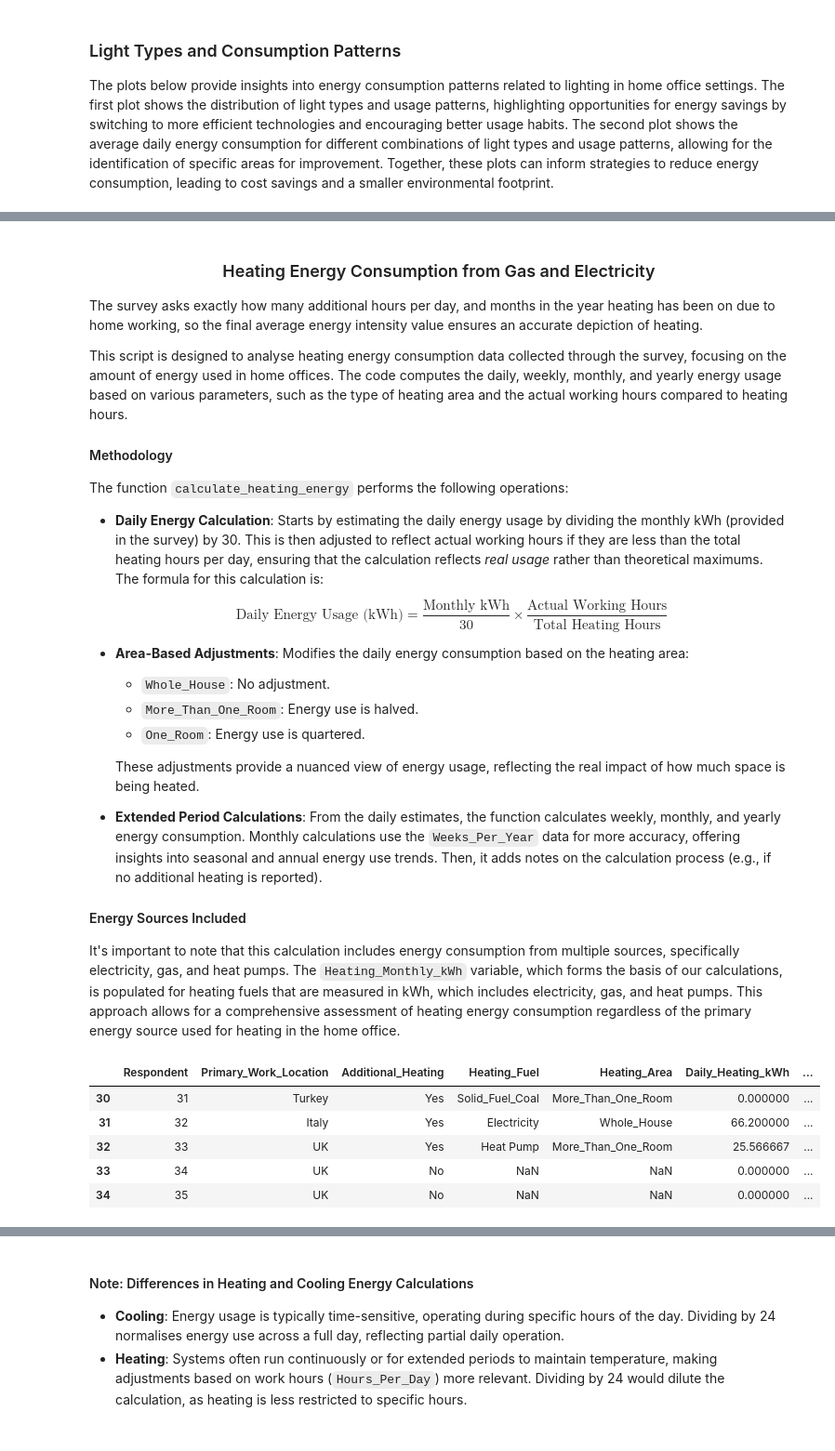
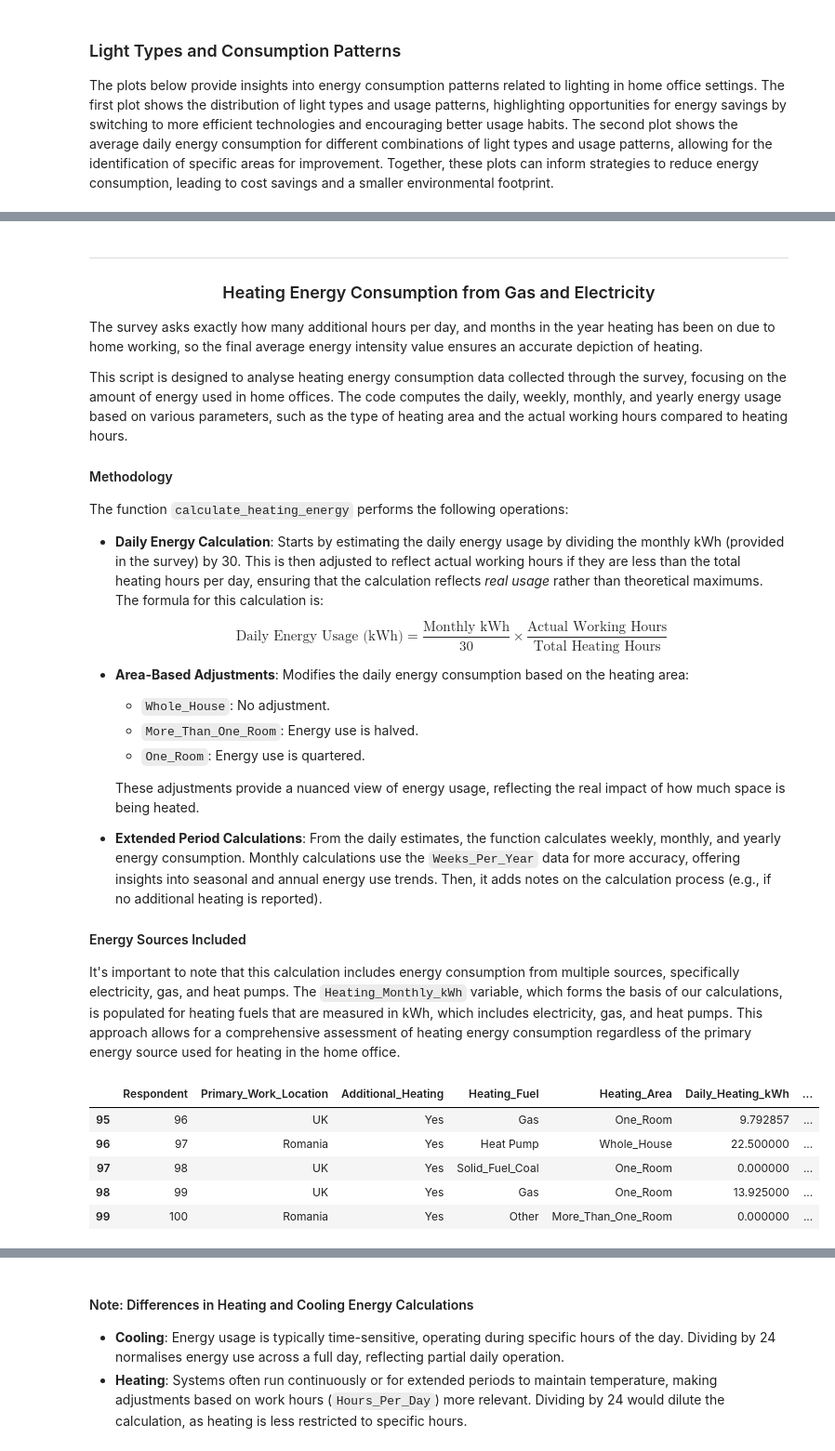
Before and after one commit to jduquegonzalez/Homeworking-Emissions-Methodology, a Jupyter notebook: Homeworking_Emissions_Methodology.ipynb, the cells around one changed output, grey strips where cells are left out. Shown at 93% size. Saved outputs shown, nothing was run; the diff lists cells and outputs as text; code cells hidden in the pictures.

```diff
--- a/Homeworking_Emissions_Methodology.ipynb
+++ b/Homeworking_Emissions_Methodology.ipynb
@@ -418,11 +443,11 @@ light_data = survey_df.groupby(['Light_Type', 'Lights_On']).size().unstack(fill_
 light_data_pct = light_data.div(light_data.sum(axis=1), axis=0) * 100
 
 # Define energy consumption values and usage factors for heatmap
-light_energy = {'LEDs': 10, 'Halogen': 50, 'Tungsten': 60}
+light_energy = {'LEDs': 86, 'Halogen': 370, 'Tungsten': 516}
 usage_factor = {'Always': 1.0, 'Sometimes': 0.5, 'Never': 0.0}
 
 # Calculate energy consumption
-survey_df['Light_Energy'] = survey_df['Light_Type'].map(light_energy) * survey_df['Lights_On'].map(usage_factor) * survey_df['Hours_Per_Day']
+survey_df['Light_Energy'] = survey_df['Light_Type'].map(light_energy) * survey_df['Lights_On'].map(usage_factor)
 
 # Create a pivot table for average energy consumption
 energy_pivot = survey_df.pivot_table(values='Light_Energy', index='Light_Type', columns='Lights_On', aggfunc='mean')
@@ -435,7 +460,7 @@ light_data_pct.plot(kind='bar', stacked=True, ax=ax1)
 ax1.set_title('Light Types and Usage Patterns', fontsize=16)
 ax1.set_xlabel('Light Type', fontsize=12)
 ax1.set_ylabel('Percentage of Respondents', fontsize=12)
-ax1.legend(title='Lights On', bbox_to_anchor=(1.05, 1), loc='upper left')
+ax1.legend(title='Lights On', bbox_to_anchor=(0.5, -0.15), loc='upper center', ncol=3)
 ax1.set_xticklabels(ax1.get_xticklabels(), rotation=0)
 
 for c in ax1.containers:
@@ -454,4 +483,5 @@ plt.show()
 # %% [markdown]
+---
 <center>
 
 ### Heating Energy Consumption from Gas and Electricity
@@ -495,37 +525,37 @@ def calculate_heating_energy(row):
 
         # Apply area-based adjustments to the calculation
         area_factor = 1.0
         if row['Heating_Area'] == 'Whole_House':
             area_factor = 1.0
         elif row['Heating_Area'] == 'More_Than_One_Room':
             area_factor = 0.5
         elif row['Heating_Area'] == 'One_Room':
             area_factor = 0.25
 
         daily_energy_kWh *= area_factor
 
         # Calculate weekly, monthly, and yearly energy usage
         weekly_energy_kWh = daily_energy_kWh * row['Days_Per_Week']
         monthly_energy_kWh = weekly_energy_kWh * (row['Weeks_Per_Year'] / 12)  # Use Weeks_Per_Year for accuracy
         yearly_energy_kWh = monthly_energy_kWh * row['Heating_Months_Per_Year']
-        note = ""
+        note = "None"
     else:
         daily_energy_kWh = weekly_energy_kWh = monthly_energy_kWh = yearly_energy_kWh = 0
         note = "No additional heating reported."
 
     return pd.Series([daily_energy_kWh, weekly_energy_kWh, monthly_energy_kWh, yearly_energy_kWh, note])
 
 # Apply the function and expand the DataFrame
 survey_df[['Daily_Heating_kWh', 'Weekly_Heating_kWh', 'Monthly_Heating_kWh', 'Yearly_Heating_kWh', 'Heating_Note']] = survey_df.apply(calculate_heating_energy, axis=1)
 
 # Display the DataFrame with the new calculations
 survey_df[['Respondent', 'Primary_Work_Location', 'Additional_Heating', 'Heating_Fuel', 'Heating_Area',
            'Daily_Heating_kWh', 'Weekly_Heating_kWh', 'Monthly_Heating_kWh', 'Yearly_Heating_kWh', 'Heating_Note']].tail()
 # %% [output]
 |  | Respondent | Primary_Work_Location | Additional_Heating | Heating_Fuel | Heating_Area | Daily_Heating_kWh | ... |
-| 30 | 31 | Turkey | Yes | Solid_Fuel_Coal | More_Than_One_Room | 0.000000 | ... |
-| 31 | 32 | Italy | Yes | Electricity | Whole_House | 66.200000 | ... |
-| 32 | 33 | UK | Yes | Heat Pump | More_Than_One_Room | 25.566667 | ... |
-| 33 | 34 | UK | No | NaN | NaN | 0.000000 | ... |
-| 34 | 35 | UK | No | NaN | NaN | 0.000000 | ... |
+| 95 | 96 | UK | Yes | Gas | One_Room | 9.792857 | ... |
+| 96 | 97 | Romania | Yes | Heat Pump | Whole_House | 22.500000 | ... |
+| 97 | 98 | UK | Yes | Solid_Fuel_Coal | One_Room | 0.000000 | ... |
+| 98 | 99 | UK | Yes | Gas | One_Room | 13.925000 | ... |
+| 99 | 100 | Romania | Yes | Other | More_Than_One_Room | 0.000000 | ... |
 # %% [markdown]
```
Also changed, not shown: parts of 68 cells of this notebook.
